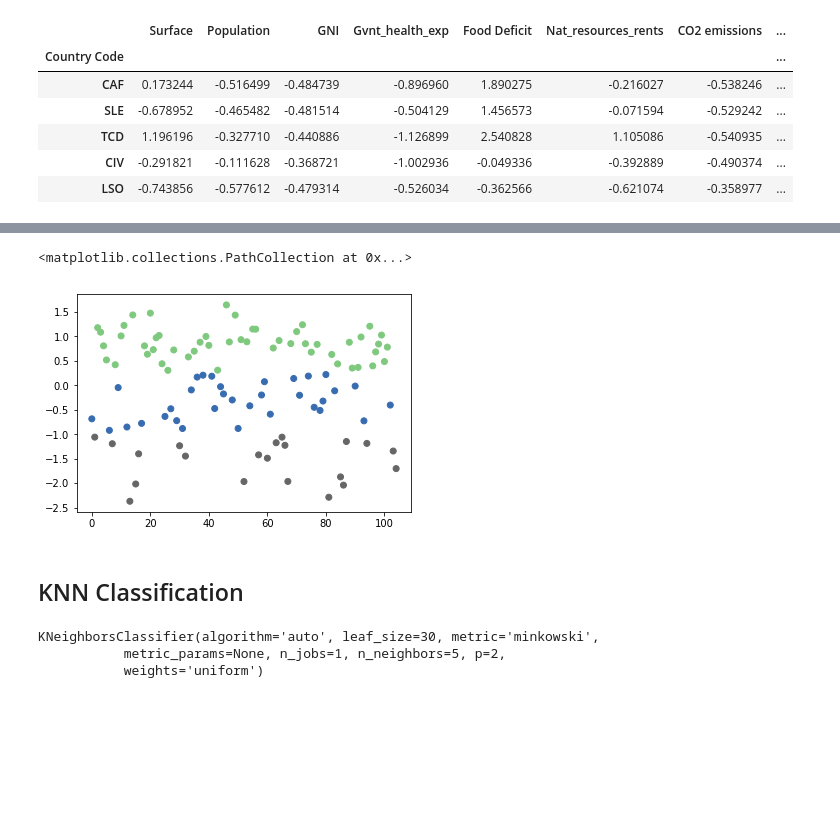
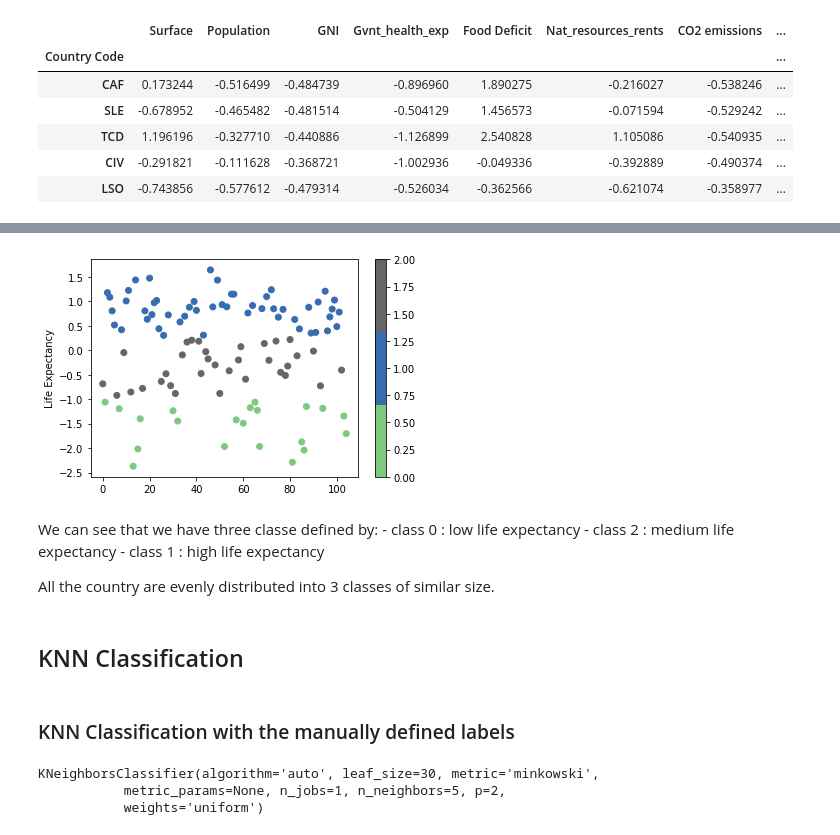
Before and after one commit to hgit2/IAproject, a Jupyter notebook: Projet_IA_clustering_classification.ipynb, the cells around one changed output, grey strips where cells are left out. Saved outputs shown, nothing was run; the diff lists cells and outputs as text; code cells hidden in the pictures; blank space fills up the shorter version.

```diff
--- a/Projet_IA_clustering_classification.ipynb
+++ b/Projet_IA_clustering_classification.ipynb
@@ -694,11 +769,24 @@ plt.show()
 # %%
+# Visualization of the three clusters in term of Life expectancy
+Z_datatri_copy=Z_datatri.copy()
 Z_datatri_copy=Z_datatri_copy.assign(classe=classes2) # assigned each coutry to a class
-plt.scatter(range(len(Z_datatri_copy.loc[:,"Life expectancy"].values)),Z_datatri_copy.loc[:,"Life expectancy"].values,c=classes2,cmap="Accent")
+plt.scatter(range(len(Z_datatri_copy.loc[:,"Life expectancy"].values)),Z_datatri_copy.loc[:,"Life expectancy"].values,c=classes2,cmap=plt.cm.get_cmap("Accent", 3))
+plt.ylabel("Life Expectancy")
+plt.colorbar()
+plt.show()
 # %% [output]
-<matplotlib.collections.PathCollection at 0x...>
-[figure, old version]
+[figure, new version]
+# %% [markdown]
+We can see that we have three classe defined by:
+    - class 0 : low life expectancy
+    - class 2 : medium life expectancy
+    - class 1 : high life expectancy
+
+All the country are evenly distributed into 3 classes of similar size.
 # %% [markdown]
 ## KNN Classification
+# %% [markdown]
+###  KNN Classification with the manually defined labels
 # %%
 from sklearn.model_selection import train_test_split
 from sklearn import neighbors
```
Also changed, not shown: parts of 170 cells of this notebook, 2 other files.
